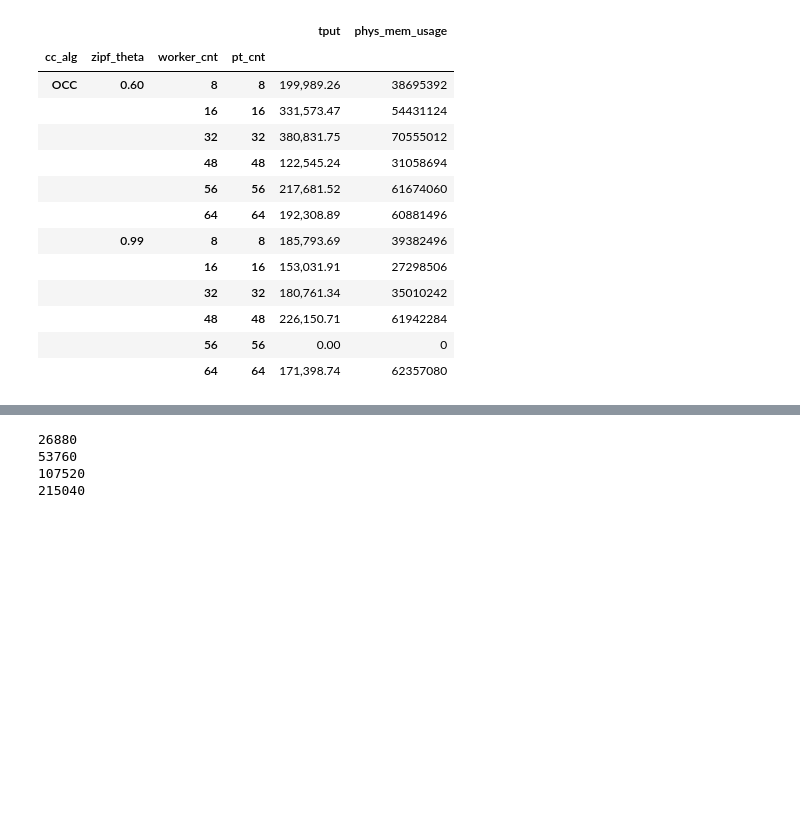
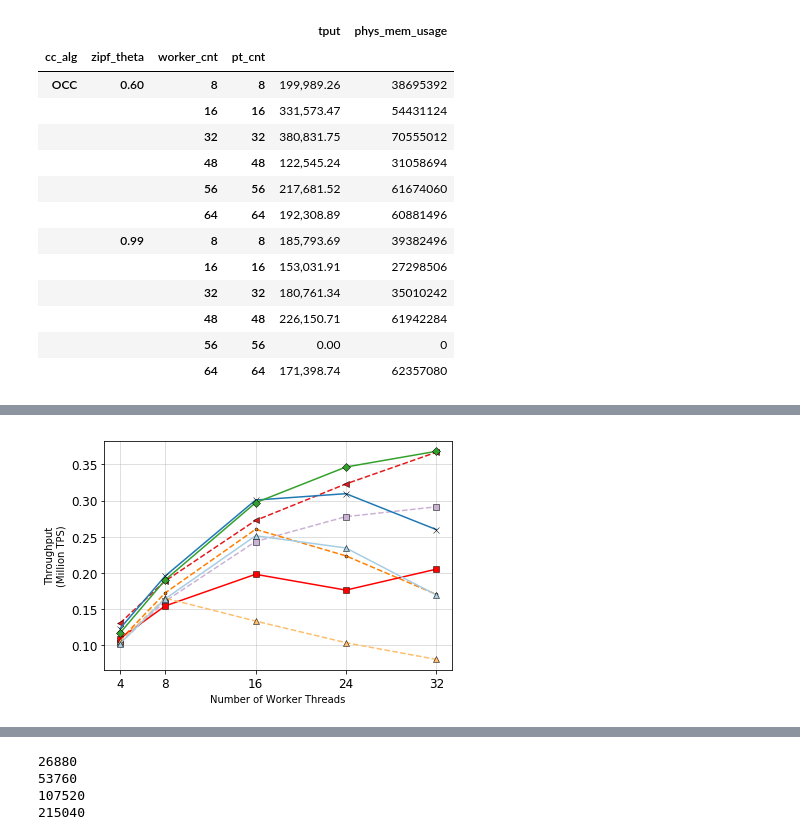
Before and after one commit to qadahtm/deneva, a Jupyter notebook: pynb/QueCC.ipynb, the cells around one changed output, grey strips where cells are left out. Drawn from its saved outputs; the diff is of its cells as text; code cells hidden in the pictures; blank space fills up the shorter version.

```diff
--- a/pynb/QueCC.ipynb
+++ b/pynb/QueCC.ipynb
@@ -2786,0 +2788,89 @@ combined[combined['cc_alg'] == 'OCC'].groupby(grp_indexes).agg(agg_req)
+# %%
+##QueCC Plots -- Scalability Vs Throughput - TPCC
+import matplotlib.ticker as ticker
+agg_req_normal = {'tput':'mean','phys_mem_usage':'mean','trial_no':'count'}
+agg_req = agg_req_normal
+us = 1000000
+q_pipelined = False
+pd.options.display.float_format = '{:,.2f}'.format
+
+grp_indexes = ['cc_alg','pt_perc', 'worker_cnt']
+figoutdir = '/Users/qadahtm/Google Drive/MBP2/PhDResearch/QueCC/paper_figs/'
+
+outfname = '{}tpcc-wtvar-GS32.pdf'.format(figoutdir)
+
+
+
+tpcc_data = "/Users/qadahtm/Dev/halstead/deneva_project/deneva/exp_results/tpcc_final_wtvar_quecc_GS32"
+tpcc_df = pd.DataFrame(parse_directory(tpcc_data));
+tpcc_data = "/Users/qadahtm/Dev/halstead/deneva_project/deneva/exp_results/tpcc_final_wtvar_set1_GS32"
+tpcc_df = pd.concat([tpcc_df,pd.DataFrame(parse_directory(tpcc_data))]);
+tpcc_data = "/Users/qadahtm/Dev/halstead/deneva_project/deneva/exp_results/tpcc_final_wtvar_set2_GS32"
+tpcc_df = pd.concat([tpcc_df,pd.DataFrame(parse_directory(tpcc_data))]);
+combined = tpcc_df
+
+
+grouped_f = combined.groupby(grp_indexes).agg(agg_req)
+
+plt.figure()
+algs = list(grouped_f.index.levels[0])
+# print(grouped_f.index)
+# grouped_f.reindex(['GS32', 'M64', 'M128'])
+ztheta = list(grouped_f.index.levels[1])
+pt_ratio = list(grouped_f.index.levels[1])
+# vm_cnt = list(grouped_f.index.levels[1])
+print(pt_ratio)
+pc =0
+print(algs)
+print(ztheta)
+doplot = True
+line_labels = []
+line_yvals = []
+line_xvals = []
+line_theta = []
+
+for ptr in pt_ratio:
+    for a in algs:
+        ll = a
+#             ll = 'PT-{}%'.format(ptr)
+#         print(grouped_f.loc[a,t].index.get_level_values(0))
+#         ll = "PT-{}-ET{}".format(grouped_f.loc[a,t]['pt_cnt'],grouped_f.loc[a,t]['et_cnt'])
+#         print(ll)
+#         print(ptr)
+        line_labels.append(ll)
+        yvals = list(grouped_f.loc[a,ptr]['tput'])
+        yvals_s = list( map(lambda x : x/us, yvals))
+        xvals = list(grouped_f.loc[a,ptr].index.get_level_values(0))
+# #             print(yvals)
+# #             print(xvals)
+        line_yvals.append(yvals_s)
+        line_xvals.append(xvals)
+        line_theta.append(t)
+
+doplot = True
+
+
+plti = 110 + pc
+title_y_offset = -0.2
+ax = plt.subplot(111)
+for i in range(len(line_labels)):
+    ls_tmp = ls_dict[line_labels[i]]
+    ax.plot(line_xvals[i],line_yvals[i], marker=ls_tmp['marker'], linestyle=ls_tmp['linestyle'], color=ls_tmp['color'], markeredgewidth=0.5,markeredgecolor='black', label=line_labels[i])
+    ax.yaxis.set_major_formatter(ticker.FormatStrFormatter('%2.2f'))
+    ax.set_ylabel('Throughput\n(Million TPS)')
+    ax.set_xlabel('Number of Worker Threads')
+
+plt.xticks(line_xvals[1],line_xvals[1], fontsize=12)
+plt.yticks(fontsize=12)
+
+# plt.legend(bbox_to_anchor=(0, 1.02, 1.0, .102),
+#            loc=8,ncol=2, mode="expand", borderaxespad=0.)
+# plt.subplots_adjust(top=0.92, bottom=0.08, left=0.10, right=0.95, hspace=0.25,
+#                     wspace=0.35)
+plt.grid(alpha=0.5)
+plt.tight_layout()
+plt.savefig(outfname,format='pdf')
+grouped_f
+
+# combined
+# %% [output]
@@ -2786,0 +2898 @@ combined[combined['cc_alg'] == 'OCC'].groupby(grp_indexes).agg(agg_req)
+[figure, added]
```
Also changed, not shown: parts of 5 cells of this notebook, 5 other files.
